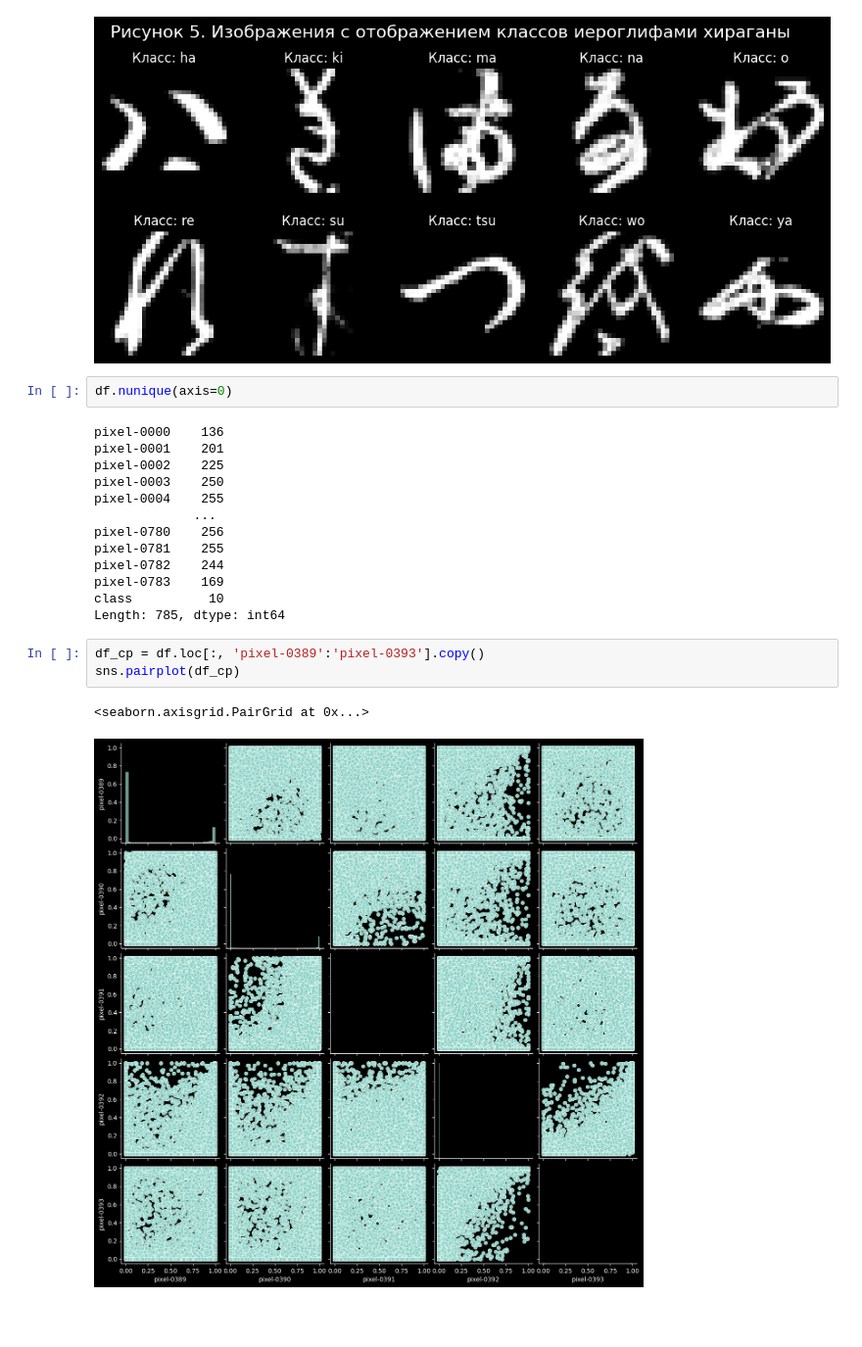
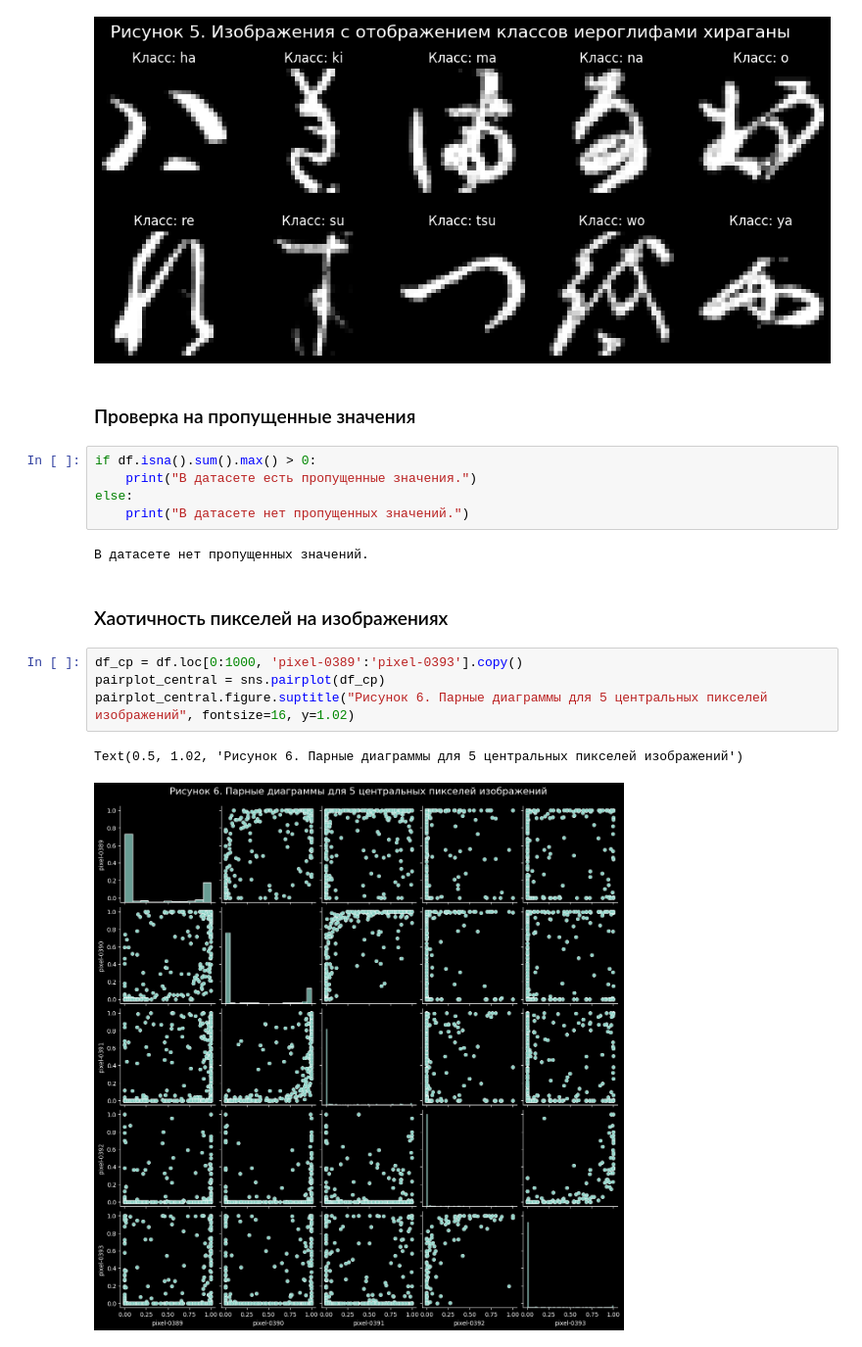
Before and after one commit to Artemonkey/ML_course_practice, a Jupyter notebook: 2. Clusterization models/japanese-heiroglyphs.ipynb, the cells around one changed output. Shown at 98% size. Saved outputs shown, nothing was run; the diff lists cells and outputs as text; blank space fills up the shorter version.

```diff
--- a/2. Clusterization models/japanese-heiroglyphs.ipynb
+++ b/2. Clusterization models/japanese-heiroglyphs.ipynb
@@ -262,24 +279,21 @@ Length: 10, dtype: str
 show_df_classes(df, "Рисунок 5. Изображения с отображением классов иероглифами хираганы")
 # %% [output]
 [figure]
+# %% [markdown]
+### Проверка на пропущенные значения
 # %%
-df.nunique(axis=0)
+if df.isna().sum().max() > 0:
+    print("В датасете есть пропущенные значения.")
+else:
+    print("В датасете нет пропущенных значений.")
 # %% [output]
-pixel-0000    136
-pixel-0001    201
-pixel-0002    225
-pixel-0003    250
-pixel-0004    255
-             ...
-pixel-0780    256
-pixel-0781    255
-pixel-0782    244
-pixel-0783    169
-class          10
-Length: 785, dtype: int64
+В датасете нет пропущенных значений.
+# %% [markdown]
+### Хаотичность пикселей на изображениях
 # %%
-df_cp = df.loc[:, 'pixel-0389':'pixel-0393'].copy()
-sns.pairplot(df_cp)
+df_cp = df.loc[0:1000, 'pixel-0389':'pixel-0393'].copy()
+pairplot_central = sns.pairplot(df_cp)
+pairplot_central.figure.suptitle("Рисунок 6. Парные диаграммы для 5 центральных пикселей изображений", fontsize=16, y=1.02)
 # %% [output]
-<seaborn.axisgrid.PairGrid at 0x...>
+Text(0.5, 1.02, 'Рисунок 6. Парные диаграммы для 5 центральных пикселей изображений')
-[figure, old version]
+[figure, new version]
```
Also changed, not shown: parts of 41 cells of this notebook.
